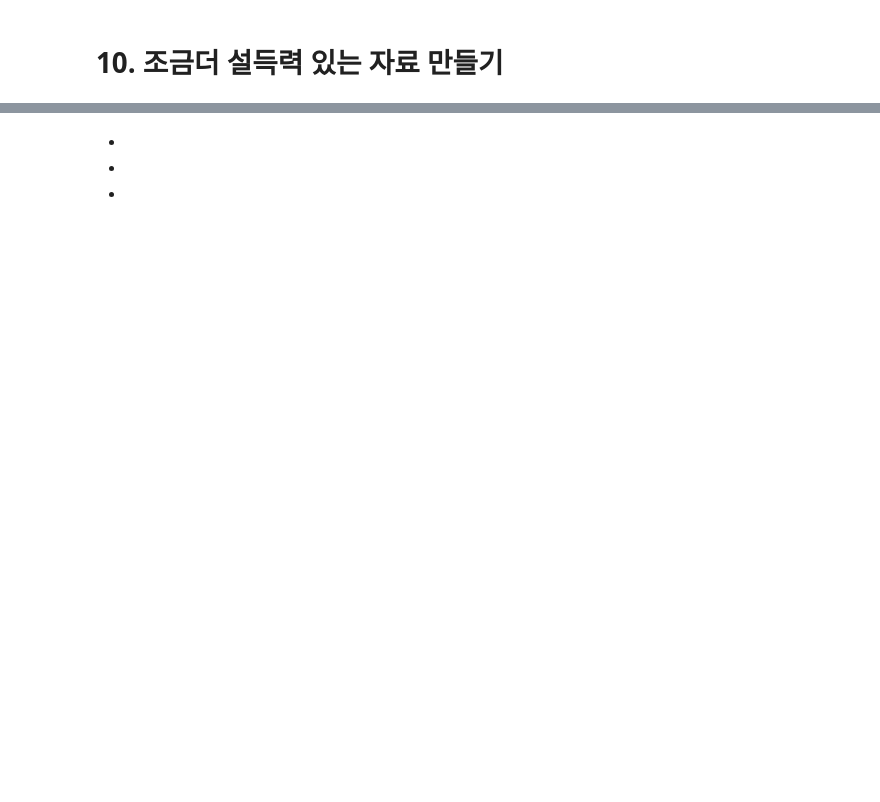
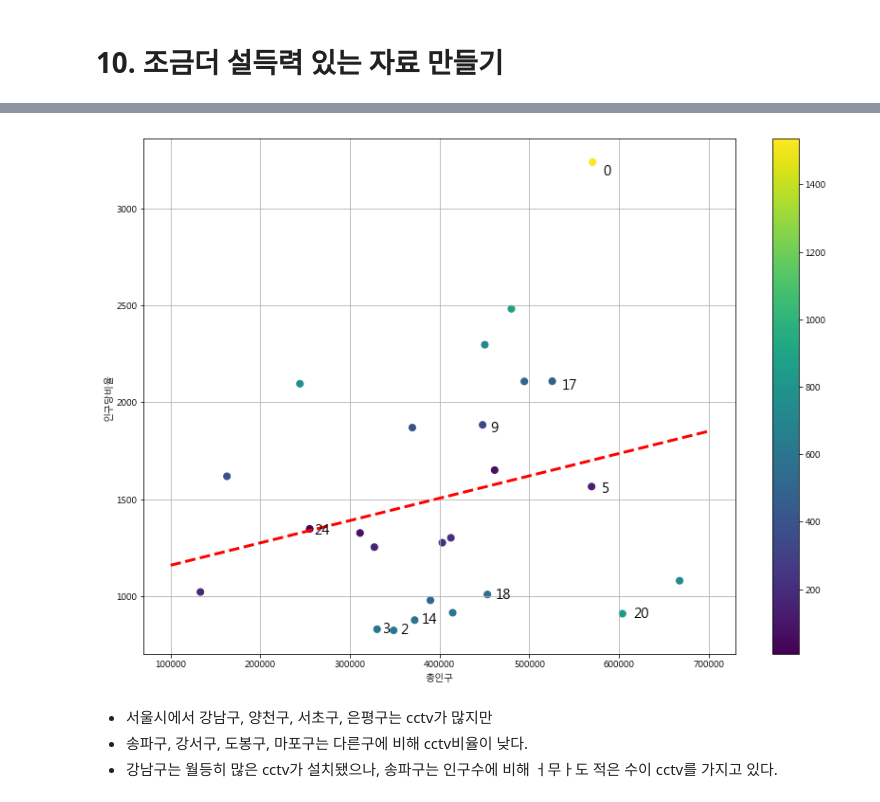
Before and after one commit to haewookjeong/MgtDatabase2018, a Jupyter notebook: 데이터분석1/데이터분석1_서울시 구별 CCTV 현황분석_Students.ipynb, the cells around one changed output, grey strips where cells are left out. Cells and saved outputs as stored; diff of their text form; code cells hidden in the pictures; blank space fills up the shorter version.

```diff
--- a/데이터분석1/데이터분석1_서울시 구별 CCTV 현황분석_Students.ipynb
+++ b/데이터분석1/데이터분석1_서울시 구별 CCTV 현황분석_Students.ipynb
@@ -369,13 +786,13 @@ plt.show()
 # %% [markdown]
 # 10. 조금더 설득력 있는 자료 만들기
 # %%
-fp1 = np.polyfit(data_result['인구수'], data_result['소계'], 1)
+fp1 = np.polyfit(data_result['총인구'], data_result['소계'], 1)
 
 f1 = np.poly1d(fp1) # y축
 fx = np.linspace(100000, 700000, 100) # x축
 
 # 오차를 추가한다.
-data_result['오차'] = np.abs(data_result['소계'] - f1(data_result['인구수']))
+data_result['오차'] = np.abs(data_result['소계'] - f1(data_result['총인구']))
 
 df_sort = data_result.sort_values(by='오차', ascending=False)
 df_sort.head()
@@ -382,19 +806,21 @@ df_sort.head()
 # %%
 plt.figure(figsize=(14,10))
-plt.scatter(data_result['인구수'], data_result['소계'],
+plt.scatter(data_result['총인구'], data_result['소계'],
             c=data_result['오차'], s=50)
 plt.plot(fx, f1(fx), ls='dashed', lw=3, color='r')
 
 for n in range(10):
-    plt.text(df_sort['인구수'][n]*1.02, df_sort['소계'][n]*0.98,
+    plt.text(df_sort['총인구'][n]*1.02, df_sort['소계'][n]*0.98,
              df_sort.index[n], fontsize=15)
 
-plt.xlabel('인구수')
+plt.xlabel('총인구')
 plt.ylabel('인구당비율')
 plt.colorbar()
 plt.grid()
 plt.show()
+# %% [output]
+[figure, added]
-# %% [markdown]
-*
-*
-*
+# %% [markdown]
+* 서울시에서 강남구, 양천구, 서초구, 은평구는 cctv가 많지만
+* 송파구, 강서구, 도봉구, 마포구는 다른구에 비해 cctv비율이 낮다.
+* 강남구는 월등히 많은 cctv가 설치됐으나, 송파구는 인구수에 비해 ㅓ무ㅏ도 적은 수이 cctv를 가지고 있다.
```
Also changed, not shown: parts of 63 cells of this notebook, 2 other files.
